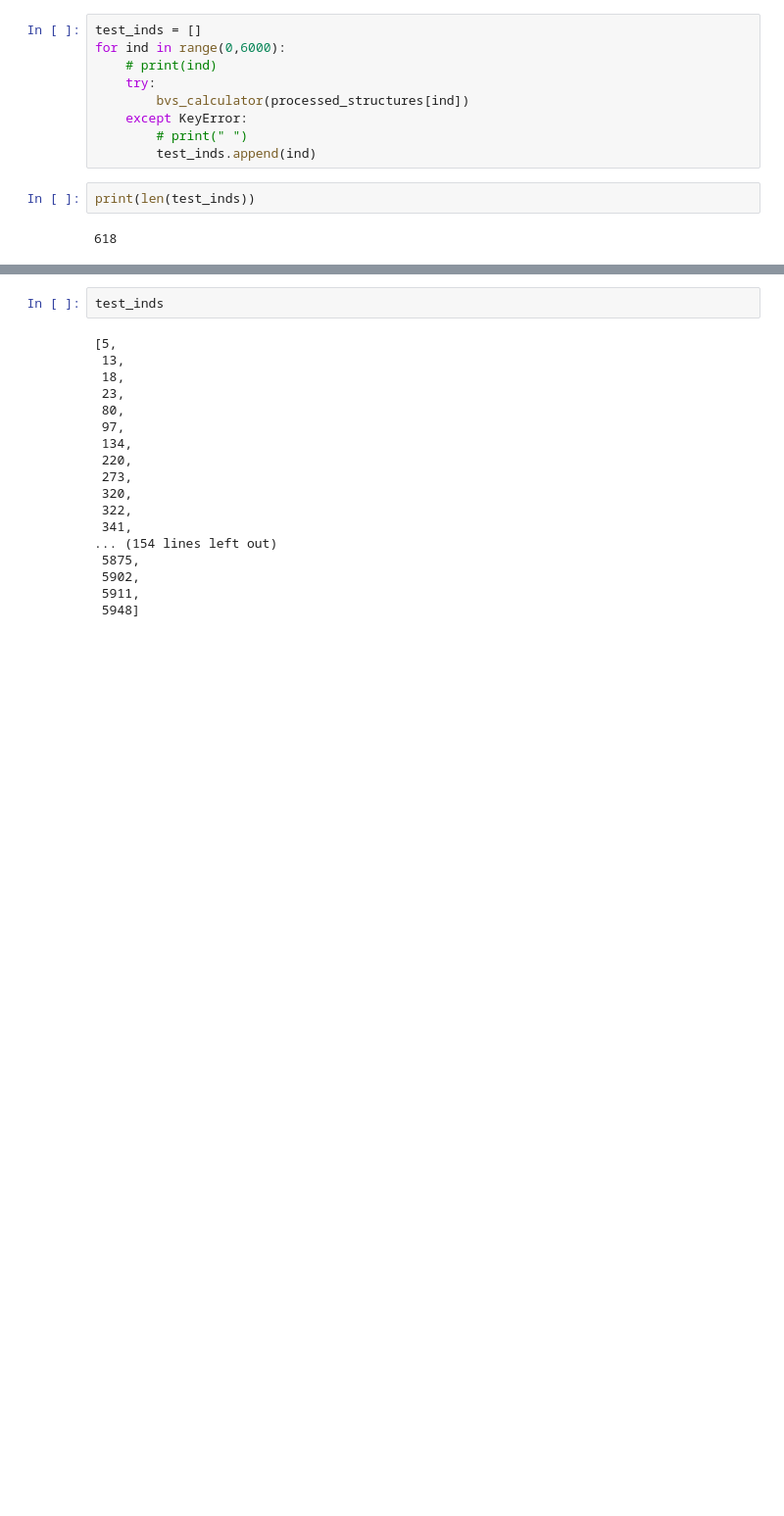
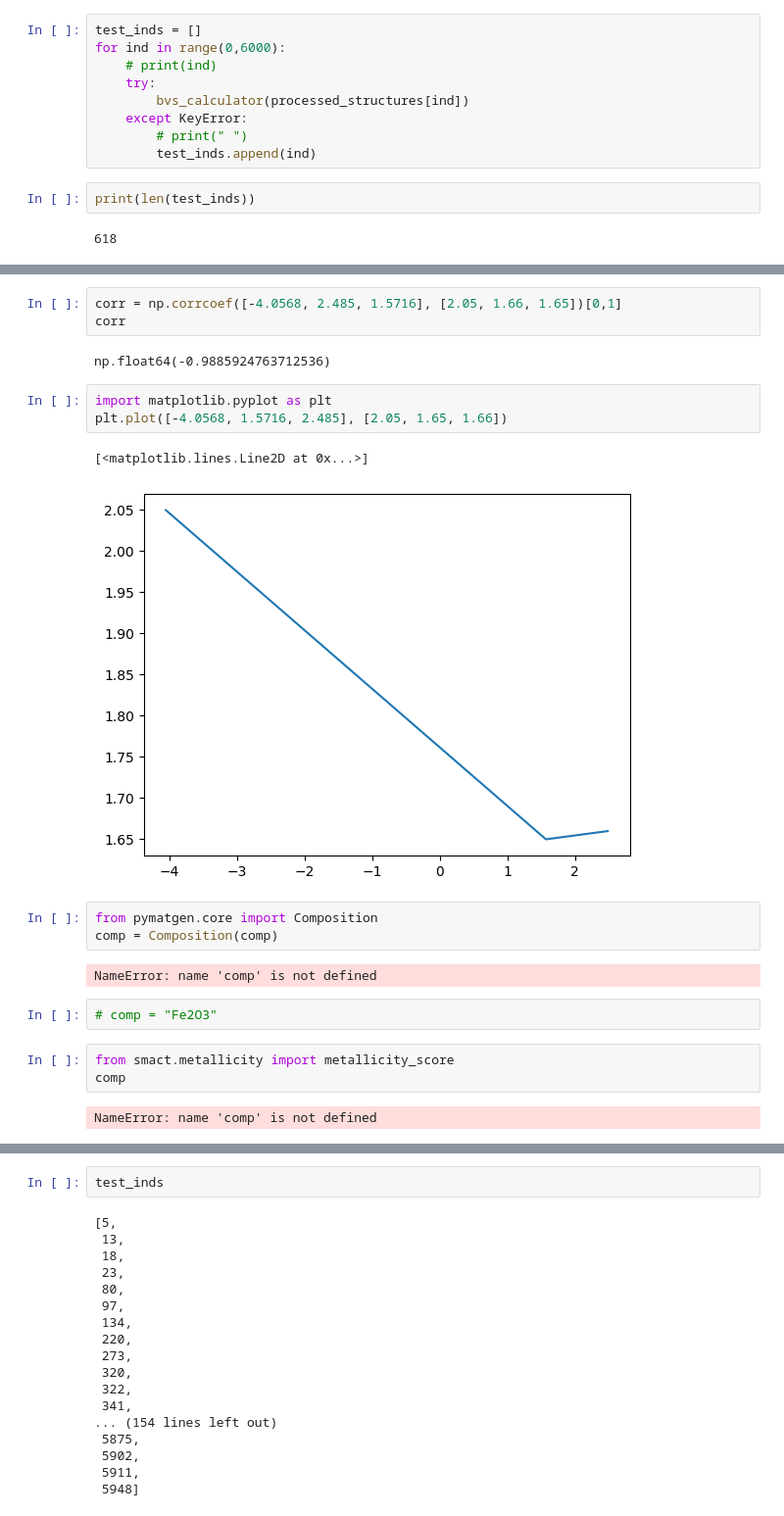
Before and after one commit to LeMaterial/lemat-genbench, a Jupyter notebook: notebooks/test_validity.ipynb, the cells around one changed output, grey strips where cells are left out. Shown: that part at 98% size. Cells and saved outputs as stored; diff of their text form; blank space fills up the shorter version.

```diff
--- a/notebooks/test_validity.ipynb
+++ b/notebooks/test_validity.ipynb
@@ -419,0 +401,23 @@ print(len(test_inds))
+# %%
+corr = np.corrcoef([-4.0568, 2.485, 1.5716], [2.05, 1.66, 1.65])[0,1]
+corr
+# %% [output]
+np.float64(-0.9885924763712536)
+# %%
+import matplotlib.pyplot as plt
+plt.plot([-4.0568, 1.5716, 2.485], [2.05, 1.65, 1.66])
+# %% [output]
+[<matplotlib.lines.Line2D at 0x...>]
+[figure, added]
+# %%
+from pymatgen.core import Composition
+comp = Composition(comp)
+# %% [output]
+NameError: name 'comp' is not defined
+# %%
+# comp = "Fe2O3"
+# %%
+from smact.metallicity import metallicity_score
+comp
+# %% [output]
+NameError: name 'comp' is not defined
```
Also changed, not shown: parts of 27 cells of this notebook, 4 other files.
